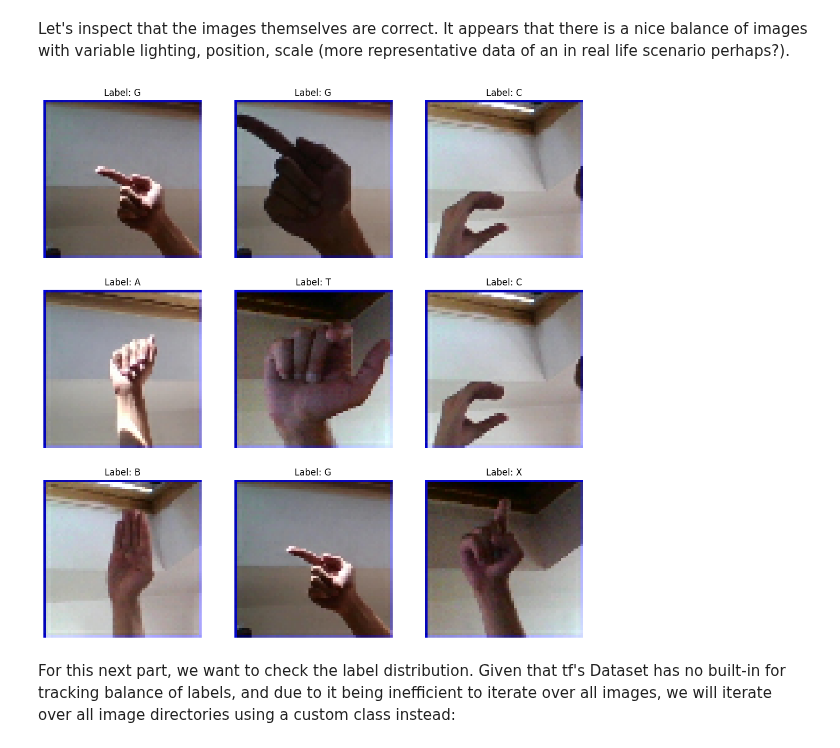
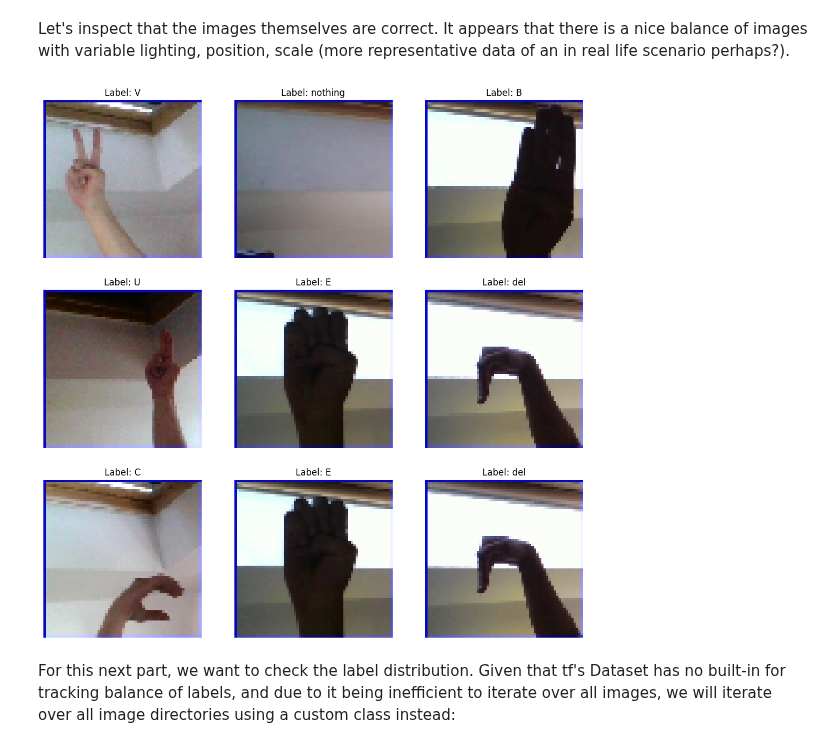
Before and after one commit to Joeshmoe03/ASL-classification, a Jupyter notebook: end_to_end.ipynb, the cells around one changed output. Cells and saved outputs as stored; diff of their text form; code cells hidden in the pictures.

```diff
--- a/end_to_end.ipynb
+++ b/end_to_end.ipynb
@@ -119,8 +154,8 @@ def transformTestData(image, label):
     return image, label
 # %%
 # Apply transformations to the data
-train_dataset = train_dataset.map(transformTrainData)
-val_dataset = val_dataset.map(transformTestData)
+# train_dataset = train_dataset.map(transformTrainData)
+# val_dataset = val_dataset.map(transformTestData)
 # %% [markdown]
 ## **3 - Data Exploration**
 
@@ -154,13 +189,15 @@ def plotImages(images, labels, n_col=3, n_row=3, seed=42, color='viridis', label
 # %% [markdown]
 Let's inspect that the images themselves are correct. It appears that there is a nice balance of images with variable lighting, position, scale (more representative data of an in real life scenario perhaps?).
 # %%
-batch = val_dataset.take(1)
-images, labels = next(iter(batch))
+#batch = val_dataset.take(1)
+#images, labels = next(iter(batch))
+
+images, labels = next(train_dataset)
 
 # Plot the images
-plotImages(images, labels.numpy(), n_col=3, n_row=3, color='viridis', label_map=label_map)
+plotImages(images, labels, n_col=3, n_row=3, color='viridis', label_map=label_map)
 # %% [output]
-[figure, old version]
+[figure, new version]
 # %% [markdown]
 For this next part, we want to check the label distribution. Given that tf's Dataset has no built-in for tracking balance of labels, and due to it being inefficient to iterate over all images, we will iterate over all image directories using a custom class instead:
 # %%
```
Also changed, not shown: parts of 12 cells of this notebook, 7 other files.
